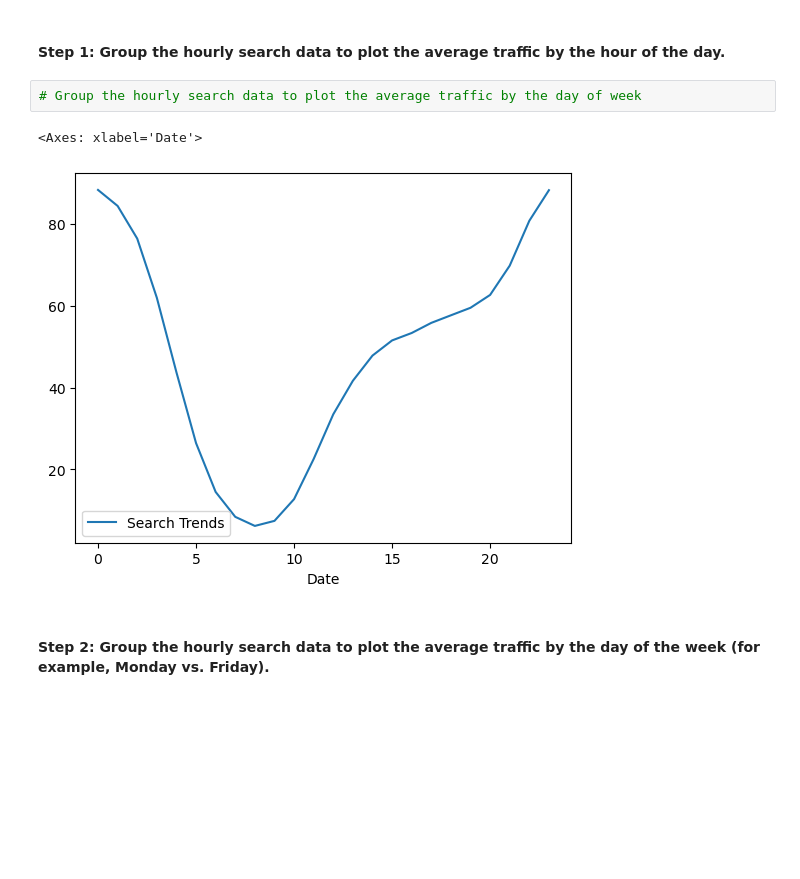
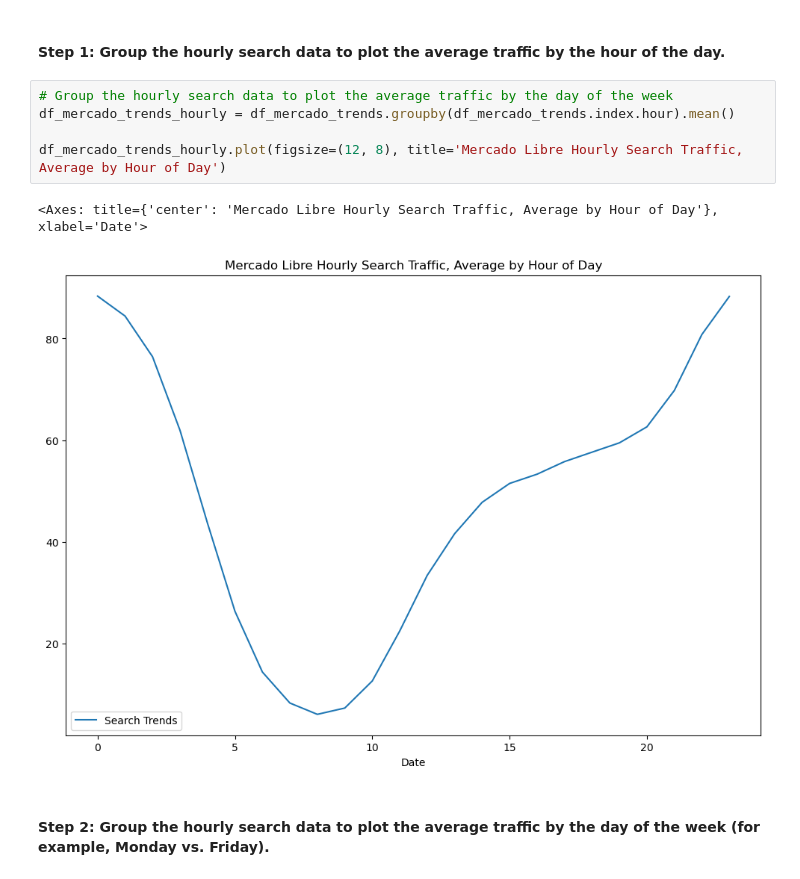
Before and after one commit to sen-gthb/prophet-challenge, a Jupyter notebook: M8_Starter_Code/forecasting_net_prophet.ipynb, the cells around one changed output. Cells and saved outputs as stored; diff of their text form; blank space fills up the shorter version.

```diff
--- a/M8_Starter_Code/forecasting_net_prophet.ipynb
+++ b/M8_Starter_Code/forecasting_net_prophet.ipynb
@@ -151,10 +157,13 @@ To that end, you want to mine the search traffic data for predictable seasonal p
 # %% [markdown]
 #### Step 1: Group the hourly search data to plot the average traffic by the hour of the day.
 # %%
-# Group the hourly search data to plot the average traffic by the day of week
+# Group the hourly search data to plot the average traffic by the day of the week
+df_mercado_trends_hourly = df_mercado_trends.groupby(df_mercado_trends.index.hour).mean()
+
+df_mercado_trends_hourly.plot(figsize=(12, 8), title='Mercado Libre Hourly Search Traffic, Average by Hour of Day')
 # %% [output]
-<Axes: xlabel='Date'>
+<Axes: title={'center': 'Mercado Libre Hourly Search Traffic, Average by Hour of Day'}, xlabel='Date'>
-[figure, old version]
+[figure, new version]
 # %% [markdown]
 #### Step 2: Group the hourly search data to plot the average traffic by the day of the week (for example, Monday vs. Friday).
 # %%
```
Also changed, not shown: parts of 5 cells of this notebook.
